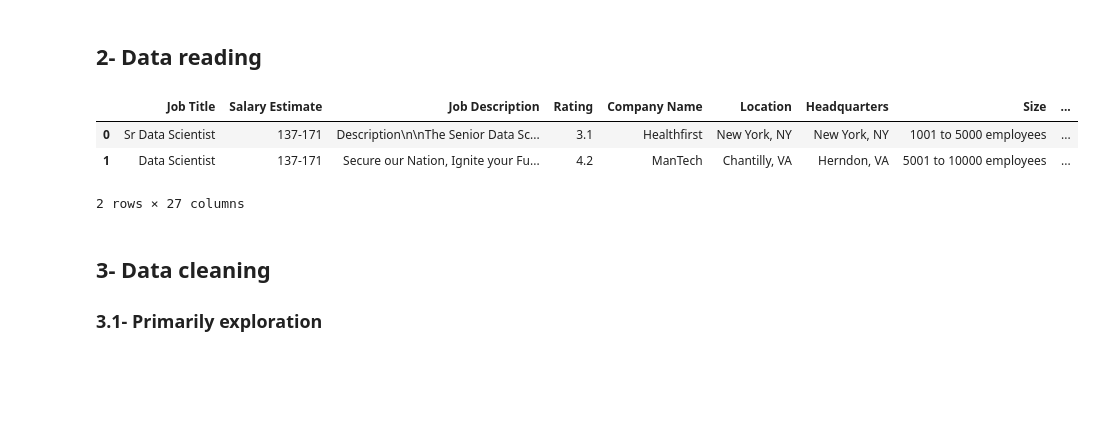
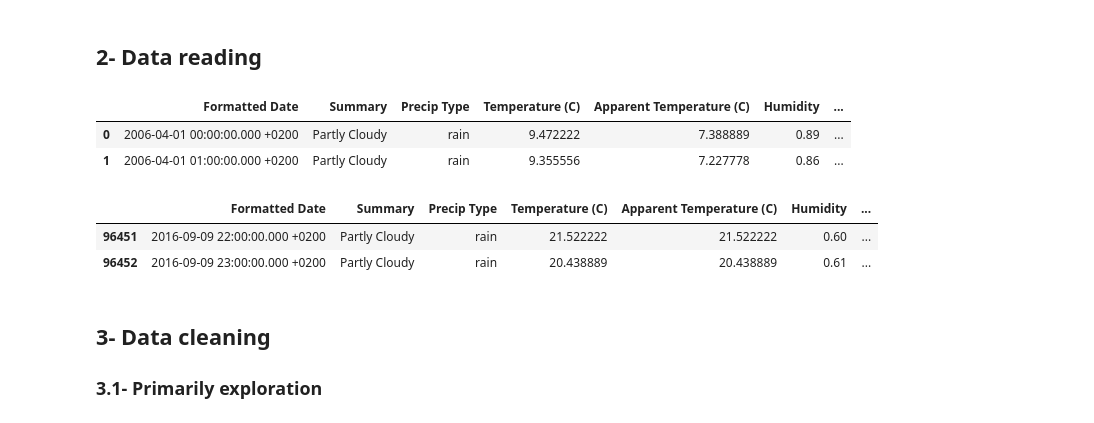
Before and after one commit to BaddyMAK/Data_cleaning_and_transformation, a Jupyter notebook: data_cleaning_and_transformation.ipynb, the cells around one changed output. Cells and saved outputs as stored; diff of their text form; code cells hidden in the pictures; blank space fills up the shorter version.

```diff
--- a/data_cleaning_and_transformation.ipynb
+++ b/data_cleaning_and_transformation.ipynb
@@ -35,13 +58,19 @@ This notebook includes some instructions that should be pursued by any data scie
 # %% [markdown]
 ## 2- Data reading
 # %%
-df=pd.read_csv('./data/Cleaned_DS_Jobs.csv')
+df=pd.read_csv('./data/weatherHistory.csv')
 df.head(2)
 # %% [output]
-|  | Job Title | Salary Estimate | Job Description | Rating | Company Name | Location | Headquarters | Size | ... |
-| 0 | Sr Data Scientist | 137-171 | Description\n\nThe Senior Data Sc... | 3.1 | Healthfirst | New York, NY | New York, NY | 1001 to 5000 employees | ... |
-| 1 | Data Scientist | 137-171 | Secure our Nation, Ignite your Fu... | 4.2 | ManTech | Chantilly, VA | Herndon, VA | 5001 to 10000 employees | ... |
+|  | Formatted Date | Summary | Precip Type | Temperature (C) | Apparent Temperature (C) | Humidity | ... |
+| 0 | 2006-04-01 00:00:00.000 +0200 | Partly Cloudy | rain | 9.472222 | 7.388889 | 0.89 | ... |
+| 1 | 2006-04-01 01:00:00.000 +0200 | Partly Cloudy | rain | 9.355556 | 7.227778 | 0.86 | ... |
-2 rows × 27 columns
+# %%
+# Giving look to the tail
+df.tail(2)
+# %% [output]
+|  | Formatted Date | Summary | Precip Type | Temperature (C) | Apparent Temperature (C) | Humidity | ... |
+| 96451 | 2016-09-09 22:00:00.000 +0200 | Partly Cloudy | rain | 21.522222 | 21.522222 | 0.60 | ... |
+| 96452 | 2016-09-09 23:00:00.000 +0200 | Partly Cloudy | rain | 20.438889 | 20.438889 | 0.61 | ... |
 # %% [markdown]
 ## 3- Data cleaning
 ### 3.1- Primarily exploration
```
Also changed, not shown: parts of 43 cells of this notebook, 1 other file.
